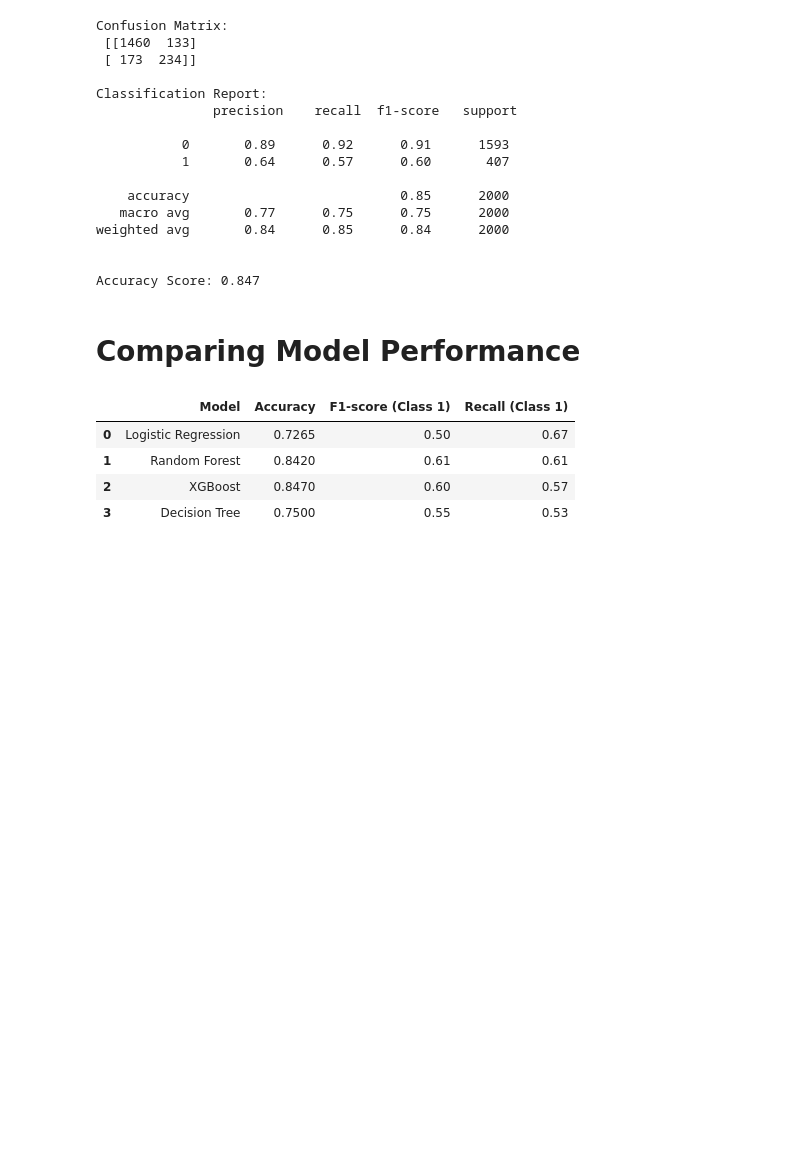
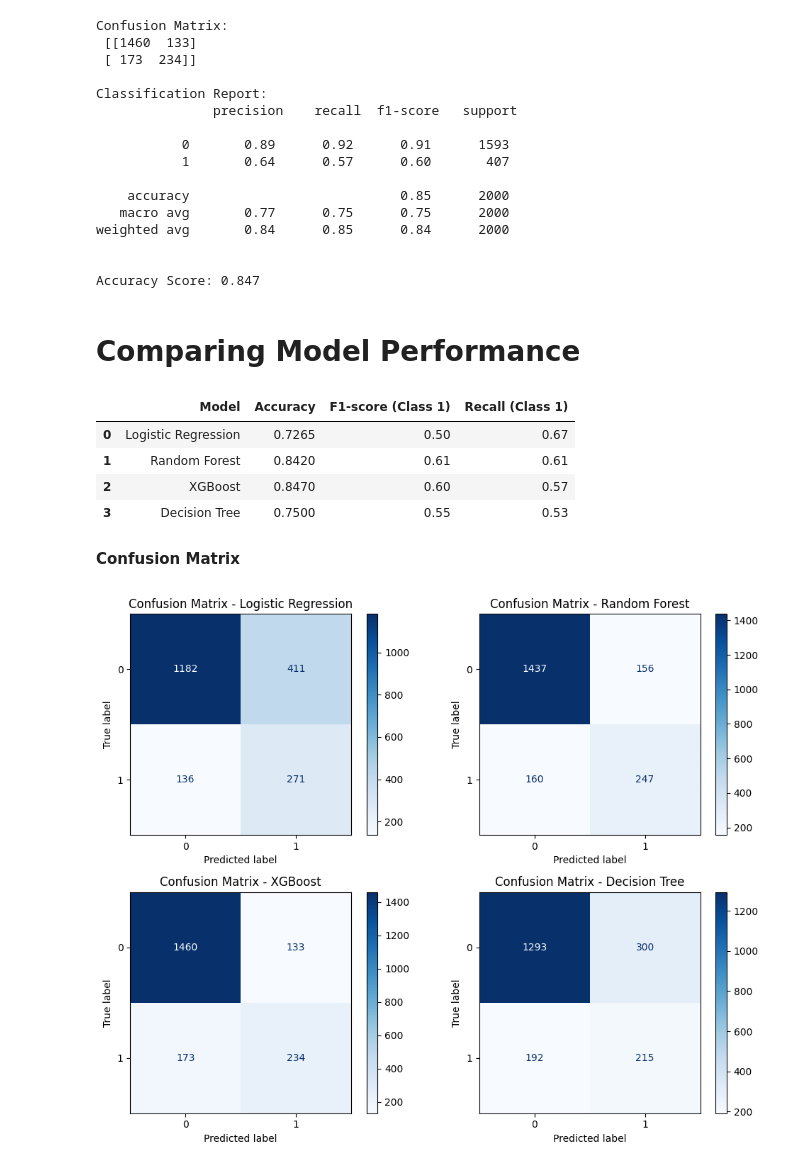
Before and after one commit to athulrj02/Churn-Modelling, a Jupyter notebook: py-code.ipynb, the cells around one changed output. Drawn from its saved outputs; the diff is of its cells as text; code cells hidden in the pictures; blank space fills up the shorter version.

Commit message:
Performed Confusion Matrix

```diff
--- a/py-code.ipynb
+++ b/py-code.ipynb
@@ -385,3 +385,25 @@ display(performance_df)
 | 1 | Random Forest | 0.8420 | 0.61 | 0.61 |
 | 2 | XGBoost | 0.8470 | 0.60 | 0.57 |
 | 3 | Decision Tree | 0.7500 | 0.55 | 0.53 |
+# %% [markdown]
+**Confusion Matrix**
+# %%
+# Define models and predictions
+models = {
+    "Logistic Regression": (lr_model, y_pred),
+    "Random Forest": (rf_model, y_pred_rf),
+    "XGBoost": (xgb_model, y_pred_xgb),
+    "Decision Tree": (dt_model, y_pred_dt)
+}
+
+fig, axes = plt.subplots(2, 2, figsize=(10, 8))
+
+for ax, (name, (model, y_pred_model)) in zip(axes.flatten(), models.items()):
+    disp = ConfusionMatrixDisplay.from_predictions(y_test, y_pred_model, ax=ax, cmap='Blues')
+    ax.set_title(f"Confusion Matrix - {name}")
+    ax.grid(False)
+
+plt.tight_layout()
+plt.show()
+# %% [output]
+[figure, added]
```
